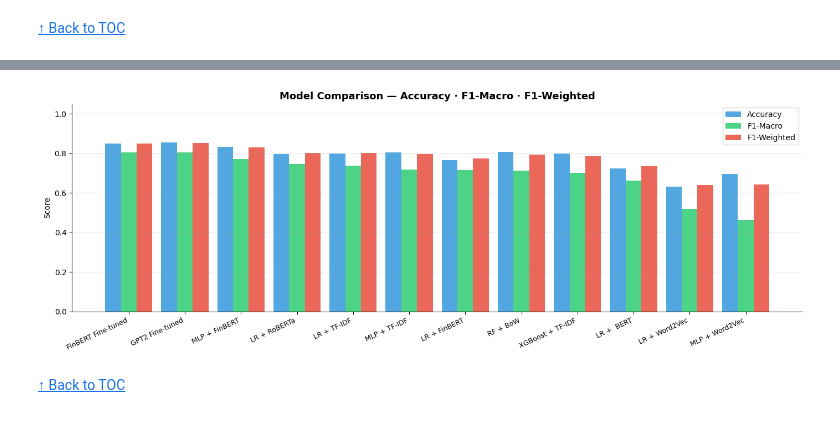
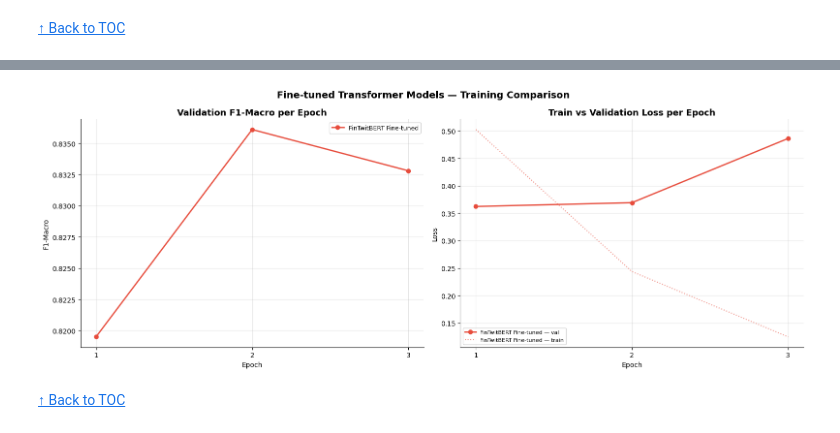
Before and after one commit to rodbarretoteixeira/Text_Mining, a Jupyter notebook: projeto/tm_tests_xx.ipynb, the cells around one changed output, grey strips where cells are left out. Drawn from its saved outputs; the diff is of its cells as text; code cells hidden in the pictures.

```diff
--- a/projeto/tm_tests_xx.ipynb
+++ b/projeto/tm_tests_xx.ipynb
@@ -2719,18 +3092,19 @@ x     = range(len(results_df))
 width = 0.28
 ax.bar([i-width for i in x], results_df['accuracy'],    width, label='Accuracy',    color='#3498db', alpha=0.85)
 ax.bar([i       for i in x], results_df['f1_macro'],    width, label='F1-Macro',    color='#2ecc71', alpha=0.85)
-ax.bar([i+width for i in x], results_df['f1_weighted'], width, label='F1-Weighted', color='#e74c3c', alpha=0.85)
 ax.set_xticks(list(x))
 ax.set_xticklabels(results_df['model'], rotation=25, ha='right', fontsize=9)
 ax.set_ylim(0, 1.05); ax.set_ylabel('Score')
-ax.set_title('Model Comparison — Accuracy · F1-Macro · F1-Weighted',
+ax.set_title('Model Comparison — Accuracy · F1-Macro',
              fontsize=13, fontweight='bold')
 ax.legend(); ax.grid(axis='y', alpha=0.3)
 ax.spines[['top','right']].set_visible(False)
 plt.tight_layout()
 plt.show()
-# %% [output]
-[figure, removed]
+# %%
+plot_finetune_comparison(finetune_history)
+# %% [output]
+[figure, added]
 # %% [markdown]
 [↑ Back to TOC](#toc)
 # %% [markdown]
```
Also changed, not shown: parts of 38 cells of this notebook.
